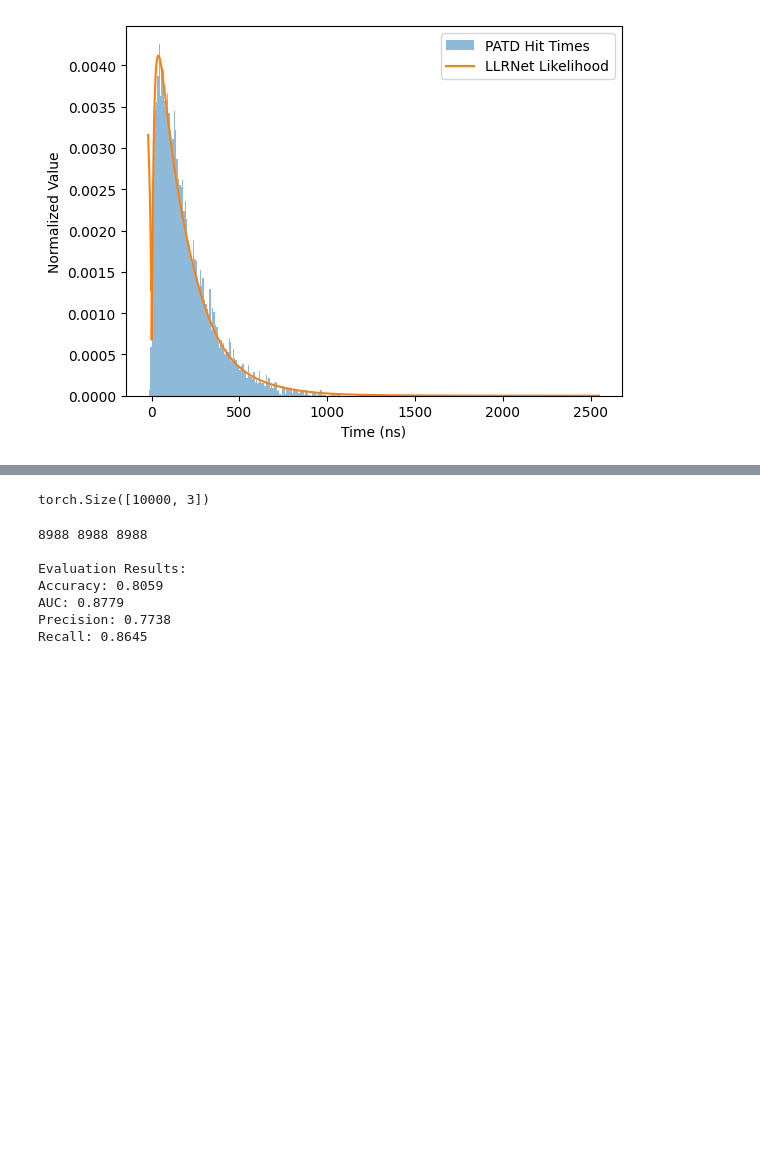
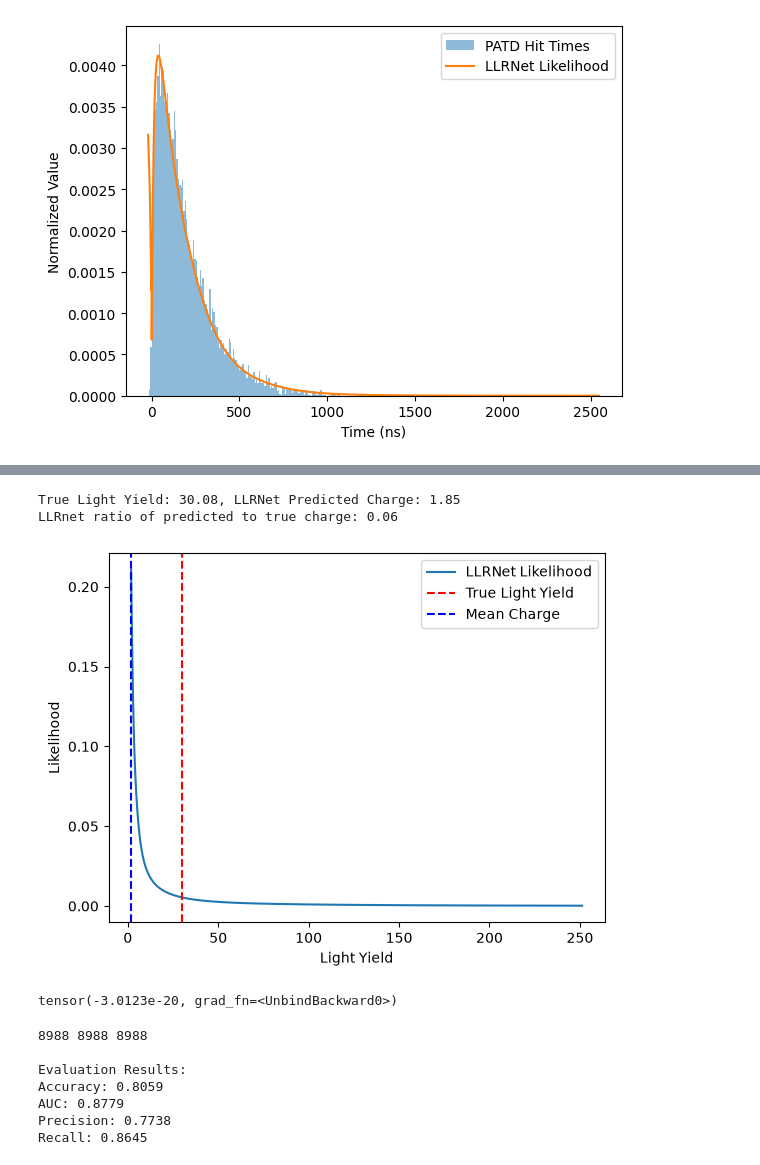
Before and after one commit to kristiantcho/nugget, a Jupyter notebook: nugget/examples/llr_testing.ipynb, the cells around one changed output, grey strips where cells are left out. Cells and saved outputs as stored; diff of their text form; code cells hidden in the pictures; blank space fills up the shorter version.

```diff
--- a/nugget/examples/llr_testing.ipynb
+++ b/nugget/examples/llr_testing.ipynb
@@ -322,7 +336,32 @@ LLRnet ratio of predicted to true charge: 0.64
+# %%
+likelihoods = likelihoods / torch.trapz(likelihoods, test_charges)
+# hist, bin_edges = np.histogram(test_charges, bins=100000, weights=likelihoods.cpu().detach().numpy(), density=True)
+# plot hists
+# plt.stairs(hist, bin_edges, label='LLRNet Likelihood', color='orange')
+plt.plot(test_charges.cpu().detach().numpy(), likelihoods.cpu().detach().numpy(), label='LLRNet Likelihood')
+#plot vertical line at the true charge
+plt.axvline(x=true_charge, color='red', linestyle='--', label='True Light Yield')
+#plot vertical line at the mean charge
+# test_charges = torch.stack()
+# mean_charge = torch.trapz(test_charges * likelihoods, test_charges)
+mean_charge = test_charges[torch.argmax(likelihoods)]
+plt.axvline(x=mean_charge, color='blue', linestyle='--', label='Mean Charge')
+# plt.axvline(x=test_charges[torch.argmin(likelihoods)].item(), color='green', linestyle='--', label='LLRNet Predicted Charge')
+plt.xlabel('Light Yield')
+plt.ylabel('Likelihood')
+# plt.title('LLRNet Charge Likelihood')
+# plt.xlim(0, lys.max().item())
+plt.legend()
+print(f'True Light Yield: {true_charge:.2f}, LLRNet Predicted Charge: {test_charges[torch.argmax(likelihoods)]:.2f}')
+print(f'LLRnet ratio of predicted to true charge: {test_charges[torch.argmax(likelihoods)]/true_charge:.2f}')
+# %% [output]
+True Light Yield: 30.08, LLRNet Predicted Charge: 1.85
+LLRnet ratio of predicted to true charge: 0.06
+[figure, added]
 # %%
-repeated_points.shape
+max(likelihoods)
 # %% [output]
-torch.Size([10000, 3])
+tensor(-3.0123e-20, grad_fn=<UnbindBackward0>)
 # %%
 # test_dataloader = llr_net.create_signal_only_dataloader(
 #     signal_sampler=signal_sampler,
```
Also changed, not shown: parts of 4 cells of this notebook, 4 other files.
